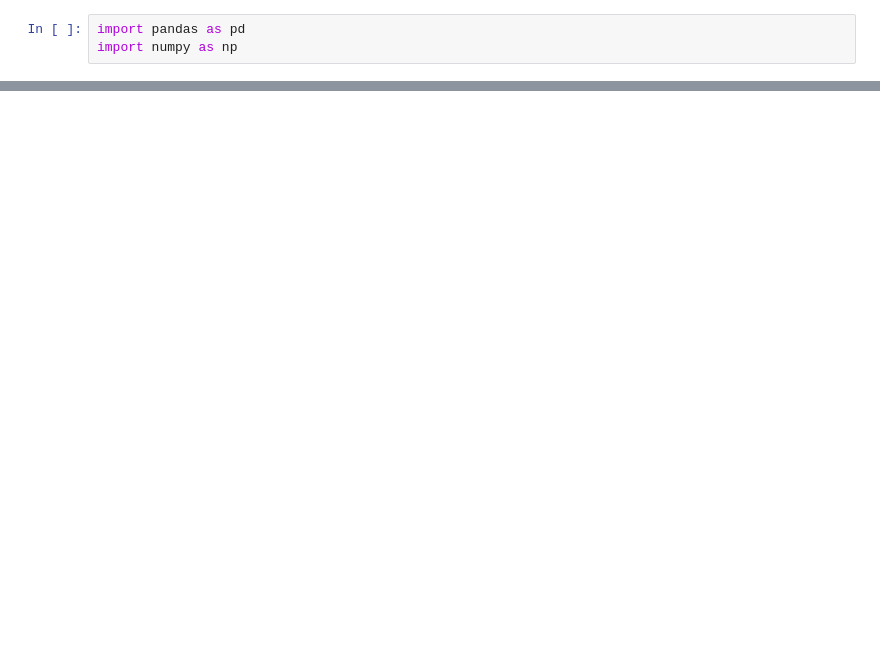
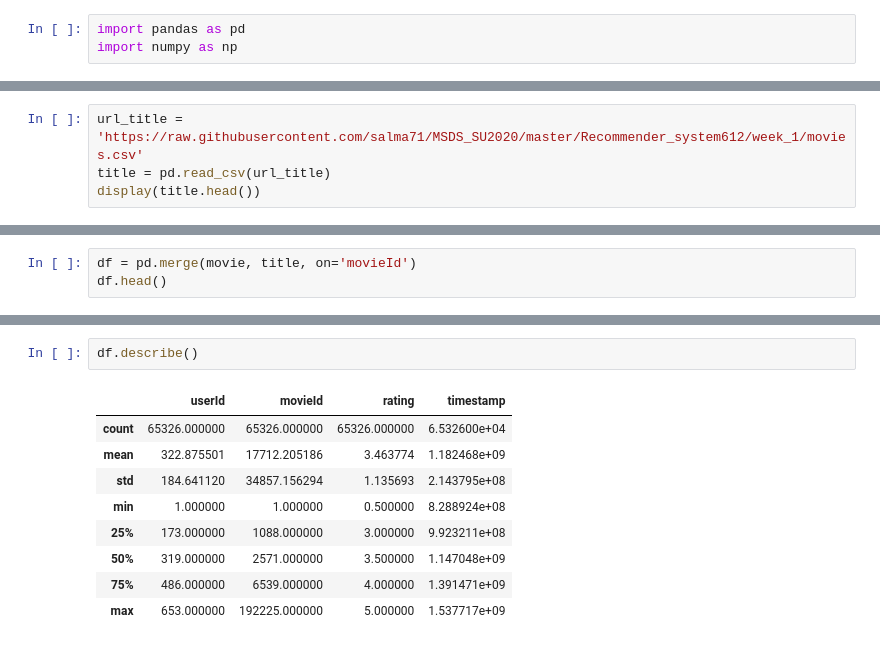
Before and after one commit to salma71/MSDS_SU2020, a Jupyter notebook: Basic_recommender_1.ipynb, the cells around one changed output, grey strips where cells are left out. Drawn from its saved outputs; the diff is of its cells as text; blank space fills up the shorter version.

```diff
--- a/Basic_recommender_1.ipynb
+++ b/Basic_recommender_1.ipynb
@@ -32,0 +15,4 @@ missing_percentage(dataset)
+# %%
+url_title = 'https://raw.githubusercontent.com/salma71/MSDS_SU2020/master/Recommender_system612/week_1/movies.csv'
+title = pd.read_csv(url_title)
+display(title.head())
@@ -32,0 +26,3 @@ missing_percentage(dataset)
+# %%
+df = pd.merge(movie, title, on='movieId')
+df.head()
@@ -32,0 +44,12 @@ missing_percentage(dataset)
+# %%
+df.describe()
+# %% [output]
+|  | userId | movieId | rating | timestamp |
+| count | 65326.000000 | 65326.000000 | 65326.000000 | 6.532600e+04 |
+| mean | 322.875501 | 17712.205186 | 3.463774 | 1.182468e+09 |
+| std | 184.641120 | 34857.156294 | 1.135693 | 2.143795e+08 |
+| min | 1.000000 | 1.000000 | 0.500000 | 8.288924e+08 |
+| 25% | 173.000000 | 1088.000000 | 3.000000 | 9.923211e+08 |
+| 50% | 319.000000 | 2571.000000 | 3.500000 | 1.147048e+09 |
+| 75% | 486.000000 | 6539.000000 | 4.000000 | 1.391471e+09 |
+| max | 653.000000 | 192225.000000 | 5.000000 | 1.537717e+09 |
```
Also changed, not shown: parts of 22 cells of this notebook.
